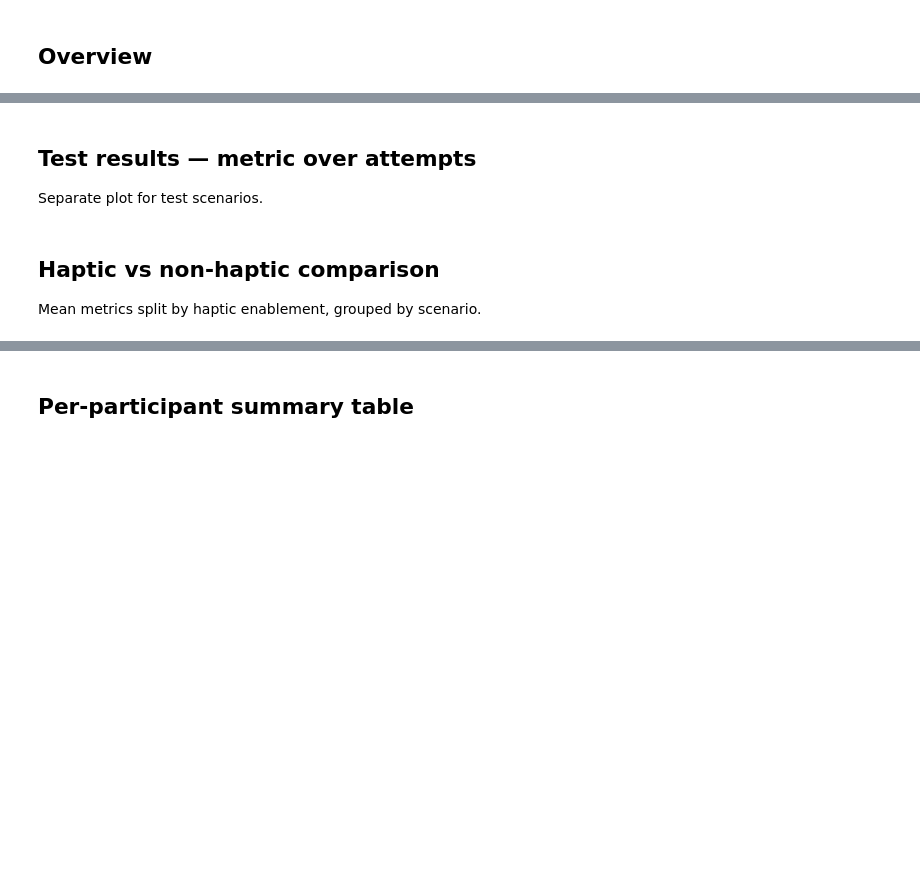
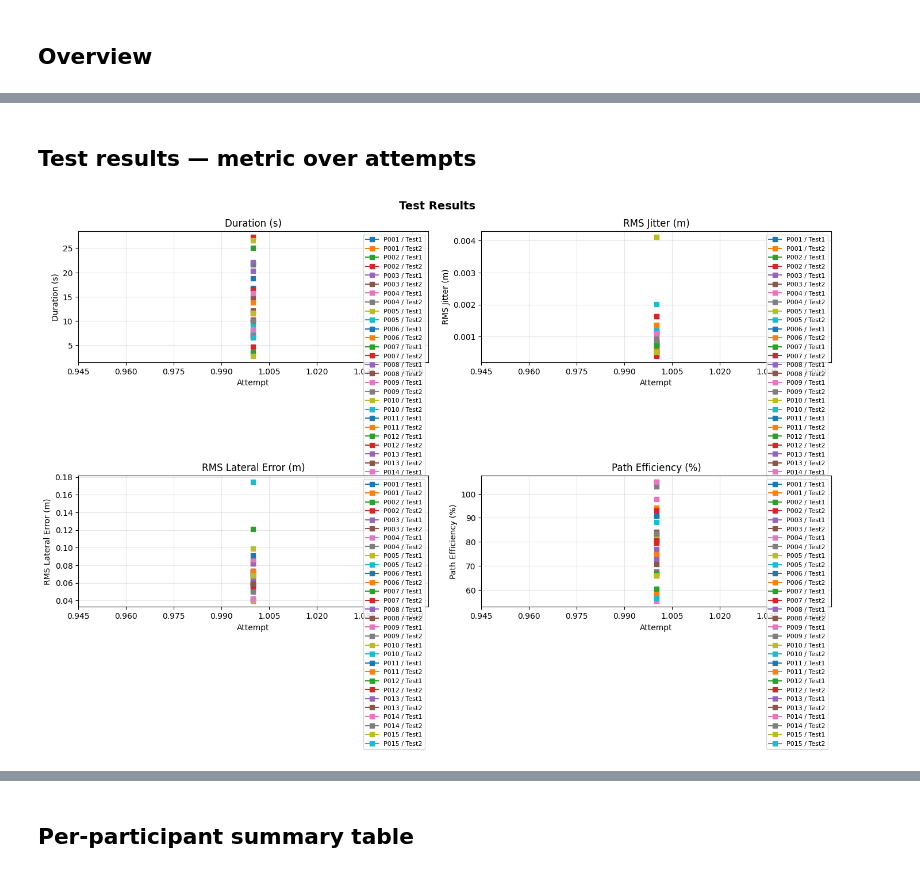
Before and after one commit to notbingsu/fyp, a Jupyter notebook: experimentation/analysis.ipynb, the cells around one changed output, grey strips where cells are left out. Drawn from its saved outputs; the diff is of its cells as text; code cells hidden in the pictures; blank space fills up the shorter version.

```diff
--- a/experimentation/analysis.ipynb
+++ b/experimentation/analysis.ipynb
@@ -8,22 +12,25 @@ Training vs test is determined by scenario name:
 # %%
+import re
 import sqlite3
 import pandas as pd
 import matplotlib.pyplot as plt
 import matplotlib.ticker as ticker
 from pathlib import Path
 
-DB_PATH = Path("web_gui/experiments.db")
+DB_PATH       = Path("web_gui/experiments.db")
+DATA_ROOT     = Path("../data_analysis")   # root containing dated result folders
+WAYPOINTS_DIR = Path("waypoints")
 
 METRICS = [
-    "path_efficiency",
+    "total_duration",
     "jitter_rms",
     "lateral_error_rms",
-    "total_duration",
+    "path_efficiency",
 ]
 
 METRIC_LABELS = {
-    "path_efficiency":    "Path Efficiency (%)",
-    "jitter_rms":         "RMS Jitter (deg)",
-    "lateral_error_rms":  "RMS Lateral Error (deg)",
-    "total_duration":     "Duration (s)",
+    "total_duration":    "Duration (s)",
+    "jitter_rms":        "RMS Jitter (m)",
+    "lateral_error_rms": "RMS Lateral Error (m)",
+    "path_efficiency":   "Path Efficiency (%)",
 }
@@ -176,34 +257,29 @@ else:
 # %% [markdown]
 ## Test results — metric over attempts
-
-Separate plot for test scenarios.
 # %%
-PARTICIPANT = None
-SCENARIO    = None   # e.g. "Test1"
+PARTICIPANT = None   # e.g. "P001"
+CONDITION   = None   # e.g. "ExpertControlled"
 
 test = df[df["attempt_type"] == "test"].copy()
 if PARTICIPANT:
     test = test[test["participant_id"] == PARTICIPANT]
-if SCENARIO:
-    test = test[test["scenario"] == SCENARIO]
+if CONDITION:
+    test = test[test["condition"] == CONDITION]
 
 fig, axes = plt.subplots(2, 2, figsize=(14, 9))
 fig.suptitle("Test Results", fontsize=14, fontweight="bold")
 
 for ax, metric in zip(axes.flat, METRICS):
-    for (pid, sc), group in test.groupby(["participant_id", "scenario"]):
-        label = f"{pid} / {sc}"
-        ax.plot(group["attempt_no"], group[metric], marker="s", label=label)
+    for (pid, cond, sc), group in test.groupby(["participant_id", "condition", "scenario"]):
+        ax.plot(group["attempt_no"], group[metric], marker="s", label=f"{pid} / {sc}")
     ax.set_xlabel("Attempt")
     ax.set_ylabel(METRIC_LABELS[metric])
     ax.set_title(METRIC_LABELS[metric])
     ax.xaxis.set_major_locator(ticker.MaxNLocator(integer=True))
     ax.legend(fontsize=8)
     ax.grid(True, alpha=0.3)
 
 plt.tight_layout()
 plt.show()
+# %% [output]
+[figure, added]
-# %% [markdown]
-## Haptic vs non-haptic comparison
-
-Mean metrics split by haptic enablement, grouped by scenario.
```
Also changed, not shown: parts of 13 cells of this notebook, 5 other files.
